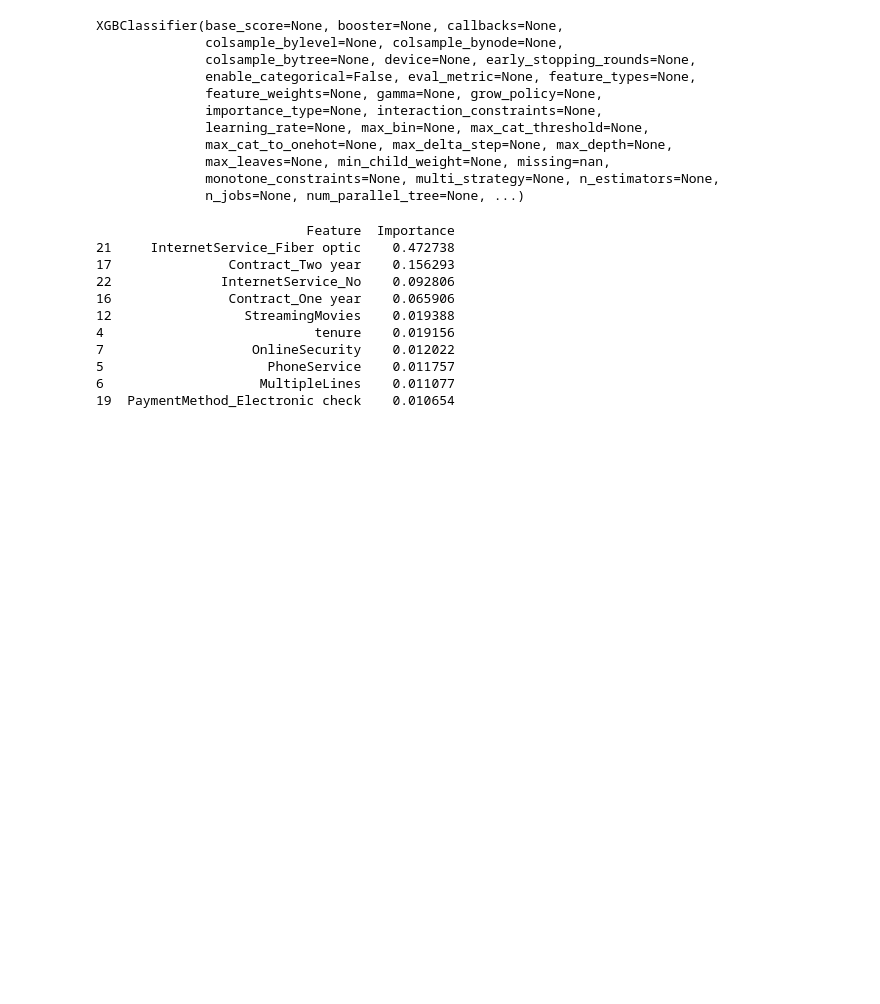
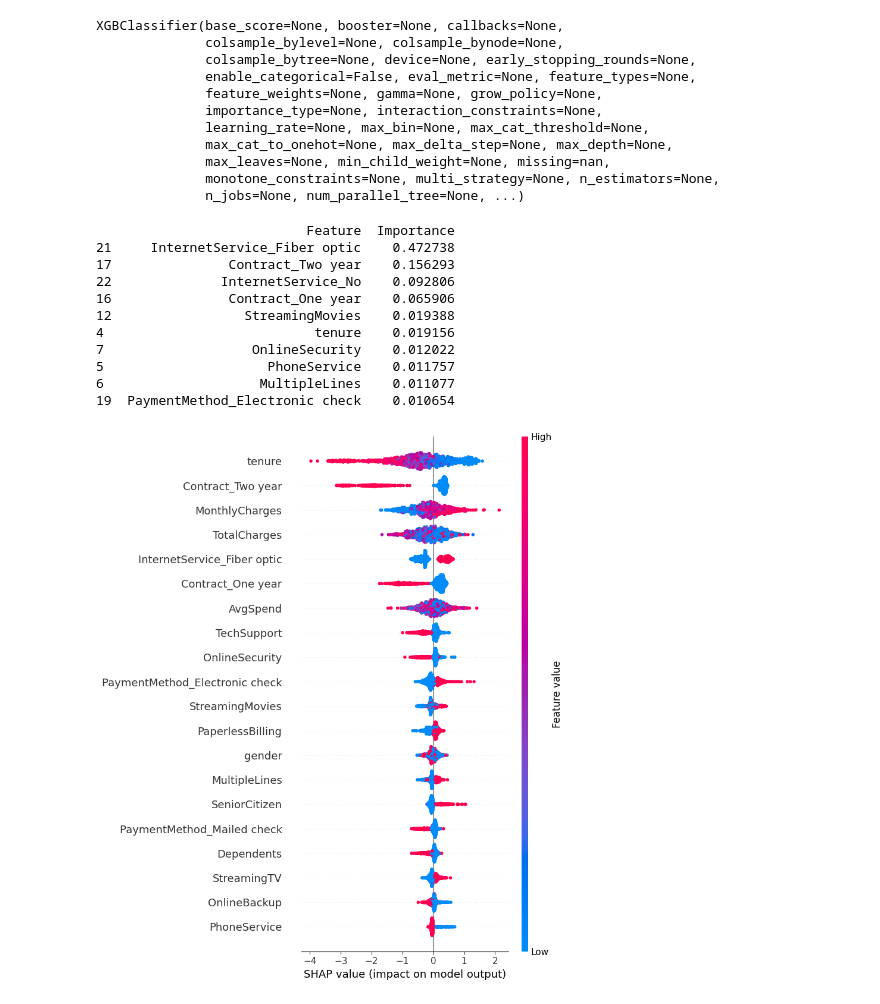
Before and after one commit to rohancjj/telco-Churn, a Jupyter notebook: src/feature_engineering.ipynb, the cells around one changed output. Saved outputs shown, nothing was run; the diff lists cells and outputs as text; code cells hidden in the pictures; blank space fills up the shorter version.

Commit message:
we use shap to check the importance of feature

```diff
--- a/src/feature_engineering.ipynb
+++ b/src/feature_engineering.ipynb
@@ -96,0 +99,7 @@ print(importance.head(10))
+# %%
+explainer = shap.Explainer(model)
+shap_values = explainer(X_test)
+
+shap.summary_plot(shap_values, X_test)
+# %% [output]
+[figure, added]
```
Also changed, not shown: parts of 1 cell of this notebook.
